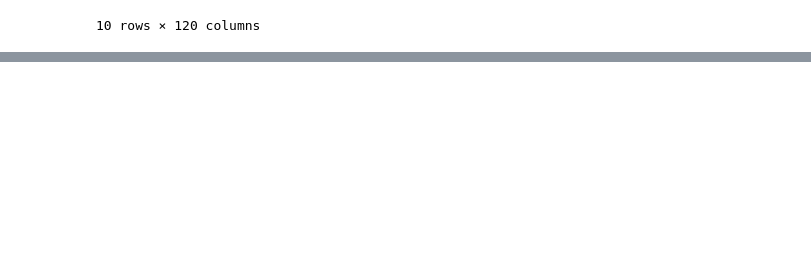
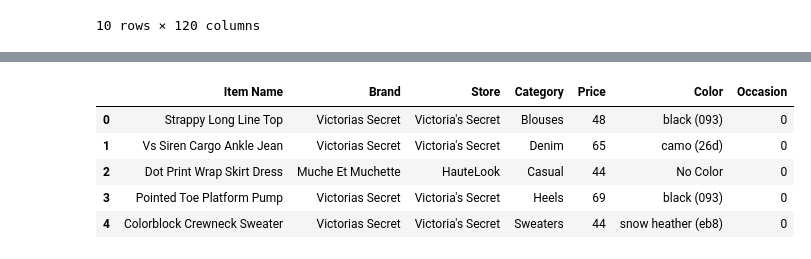
Before and after one commit to yucedincer/Capstone-Finery, a Jupyter notebook: Stella/finery_stella.ipynb, the cells around one changed output, grey strips where cells are left out. Drawn from its saved outputs; the diff is of its cells as text; code cells hidden in the pictures; blank space fills up the shorter version.

```diff
--- a/Stella/finery_stella.ipynb
+++ b/Stella/finery_stella.ipynb
@@ -413,0 +523,33 @@ all_data.shape
+# %%
+userBrands = subset_item.groupby(['user_id','brand_id']).count()
+userBrands = userBrands.reset_index().pivot(index='user_id', columns='brand_id', values = 'item_name_lower')
+userBrands.fillna(0, inplace = True)
+brandAffinity = np.ones(len(userBrands.columns)**2).reshape(len(userBrands.columns),len(userBrands.columns))*.05 + np.eye(len(userBrands.columns))
+occasions = ['Beach','Work','School','Errands','Dinner','Formal event','Concert',
+            'Night life','Cocktail parties','Brunch','Interview','Movies','Workout']
+# %%
+def recommend_user_exists(user_id, n_item, occasion = [], category = [], list_price = []):
+    uBrandScore = np.matmul(userBrands.loc[[user_id]],brandAffinity)
+    brands = uBrandScore.T.sample(40, replace = True).index.tolist()
+    item = subset_item[subset_item['user_id'] == user_id]['product_id'].unique().tolist()
+    influencer = user_influencer.filter(like = user_id, axis = 0)
+    influencer = [column for column in influencer.columns if influencer.loc[user_id][column] == 1]
+    if influencer == []:
+        item_to_recommend = most_popular(n_item, item, brands, occasion, category, list_price)
+    else:
+        item_to_recommend = recommendation_influencer_aff(influencer, n_item, item, brands, occasion, category, list_price)
+    return item_to_recommend
+# %%
+user_id = subset_item['user_id'].sample(1).values[0] # user input
+list_occasion = ['Work'] # user input
+list_category = [] # user input
+list_price = ['b']
+# %%
+recommend_user_exists(user_id, n_recommendations, list_occasion, list_category, list_price)
+# %% [output]
+|  | Item Name | Brand | Store | Category | Price | Color | Occasion |
+| 0 | Strappy Long Line Top | Victorias Secret | Victoria's Secret | Blouses | 48 | black (093) | 0 |
+| 1 | Vs Siren Cargo Ankle Jean | Victorias Secret | Victoria's Secret | Denim | 65 | camo (26d) | 0 |
+| 2 | Dot Print Wrap Skirt Dress | Muche Et Muchette | HauteLook | Casual | 44 | No Color | 0 |
+| 3 | Pointed Toe Platform Pump | Victorias Secret | Victoria's Secret | Heels | 69 | black (093) | 0 |
+| 4 | Colorblock Crewneck Sweater | Victorias Secret | Victoria's Secret | Sweaters | 44 | snow heather (eb8) | 0 |
```
Also changed, not shown: parts of 65 cells of this notebook, 3 other files.
